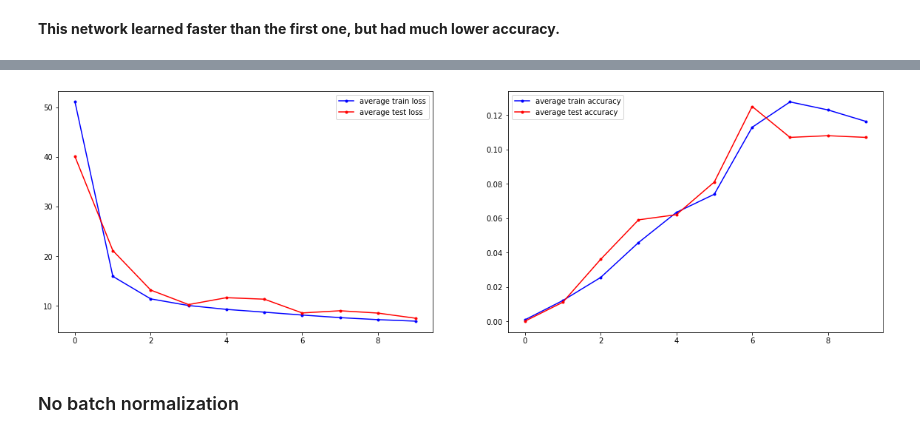
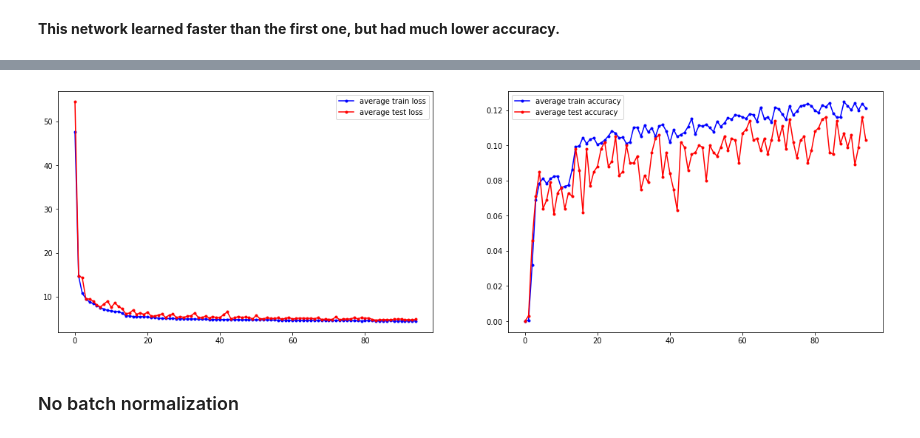
Before and after one commit to havaker/shapes-cnn, a Jupyter notebook: notebooks/Counting.ipynb, the cells around one changed output, grey strips where cells are left out. Cells and saved outputs as stored; diff of their text form; code cells hidden in the pictures.

```diff
--- a/notebooks/Counting.ipynb
+++ b/notebooks/Counting.ipynb
@@ -99,7 +99,7 @@ problem = Counting(
     device=device
 )
 
-problem.trainer.train(10, early_stop=10, verbose=False)
+problem.trainer.train(420, early_stop=10, verbose=False)
 
 print("Train loss =", problem.trainer.avg_train_losses[-1])
 print("Test loss =", problem.trainer.avg_test_losses[-1])
@@ -115,4 +115,4 @@ Test accuracy = 0.107
-[figure, old version]
+[figure, new version]
 # %% [markdown]
 ### No batch normalization
 # %%
```
Also changed, not shown: parts of 1 cell of this notebook.
